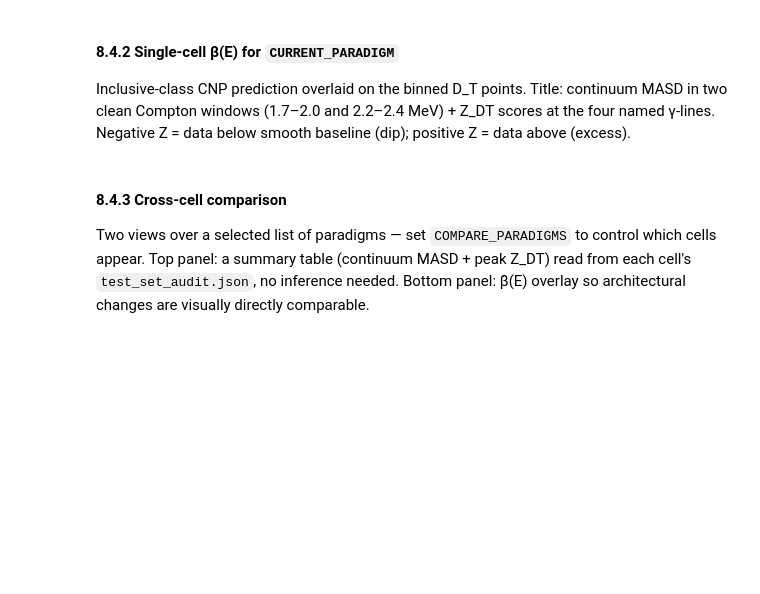
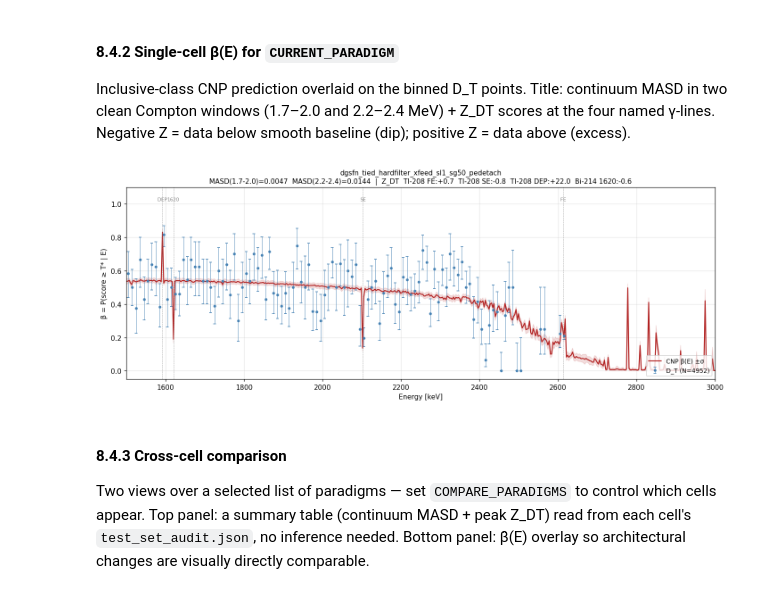
Before and after one commit to Galileo-Sandbox/MAJORANA_ACP, a Jupyter notebook: notebooks/data_visualization.ipynb, the cells around one changed output. Cells and saved outputs as stored; diff of their text form; code cells hidden in the pictures; blank space fills up the shorter version.

```diff
--- a/notebooks/data_visualization.ipynb
+++ b/notebooks/data_visualization.ipynb
@@ -1014,33 +1157,36 @@ data below smooth baseline (dip); positive Z = data above
 # %%
 res = get_inference(CURRENT_PARADIGM)
 audit = read_cell_audit(CURRENT_PARADIGM)
 
 fig, ax = plt.subplots(figsize=(13, 5))
-_plot_one(ax, res, label="CNP β(E) ±σ")
+plot_data(ax, CURRENT_PARADIGM)
+plot_model_curve(ax, res, label="CNP β(E) ±σ")
 
 # Title — pull MASD + peak Z scores from the audit JSON.
 if audit is not None:
     s = audit["sawtooth_metrics"]
     masd_lo = s["region_1700_2000"]["masd"]
     masd_hi = s["region_2200_2400"]["masd"]
     peak_strs = []
     for pk in audit["peak_metrics"]:
         z = pk.get("z_DT")
         if z is not None:
             peak_strs.append(f"{pk['peak_name']}:{z:+.1f}")
     title = (
         f"{_short_tag(CURRENT_PARADIGM)}\n"
         f"MASD(1.7-2.0)={masd_lo:.4f}  MASD(2.2-2.4)={masd_hi:.4f}  "
         f"|  Z_DT  " + "  ".join(peak_strs)
     )
 else:
     title = _short_tag(CURRENT_PARADIGM)
 ax.set_title(title, fontsize=10)
 ax.set_xlabel("Energy [keV]")
 ax.set_ylabel("β = P(score ≥ T* | E)")
 ax.legend(loc="lower right", fontsize=9)
 fig.tight_layout()
 plt.show()
+# %% [output]
+[figure, added]
 # %% [markdown]
 #### 8.4.3 Cross-cell comparison
 
```
Also changed, not shown: parts of 7 cells of this notebook.
